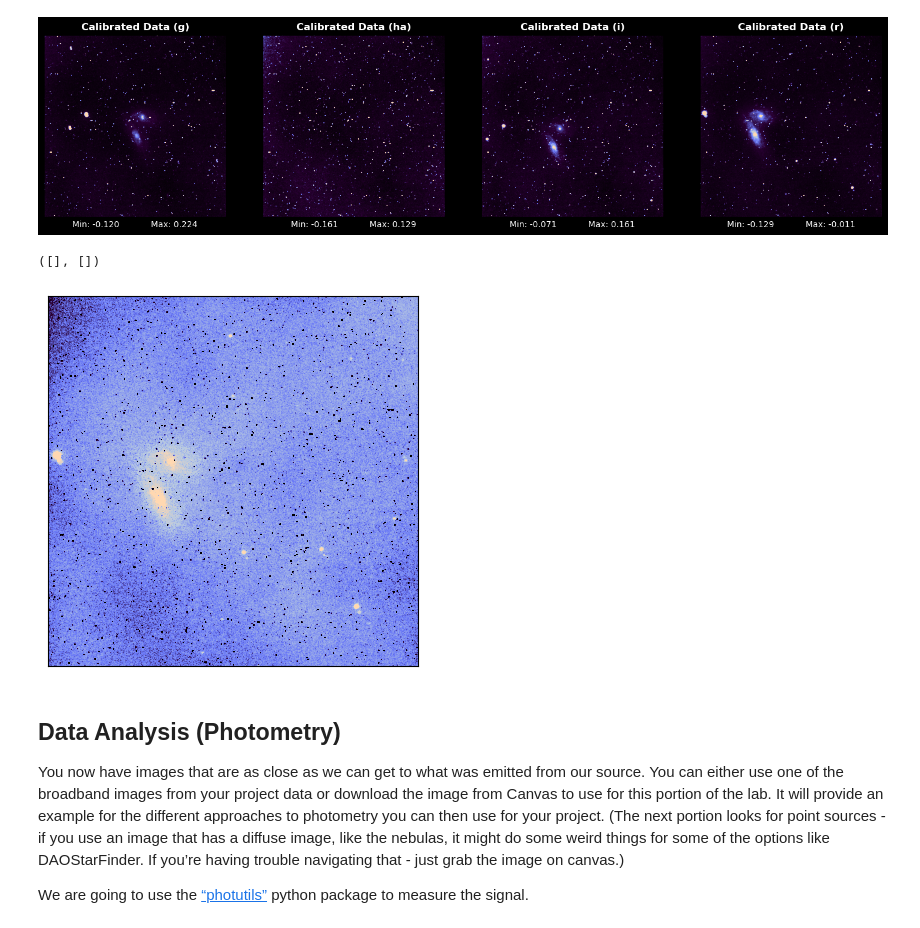
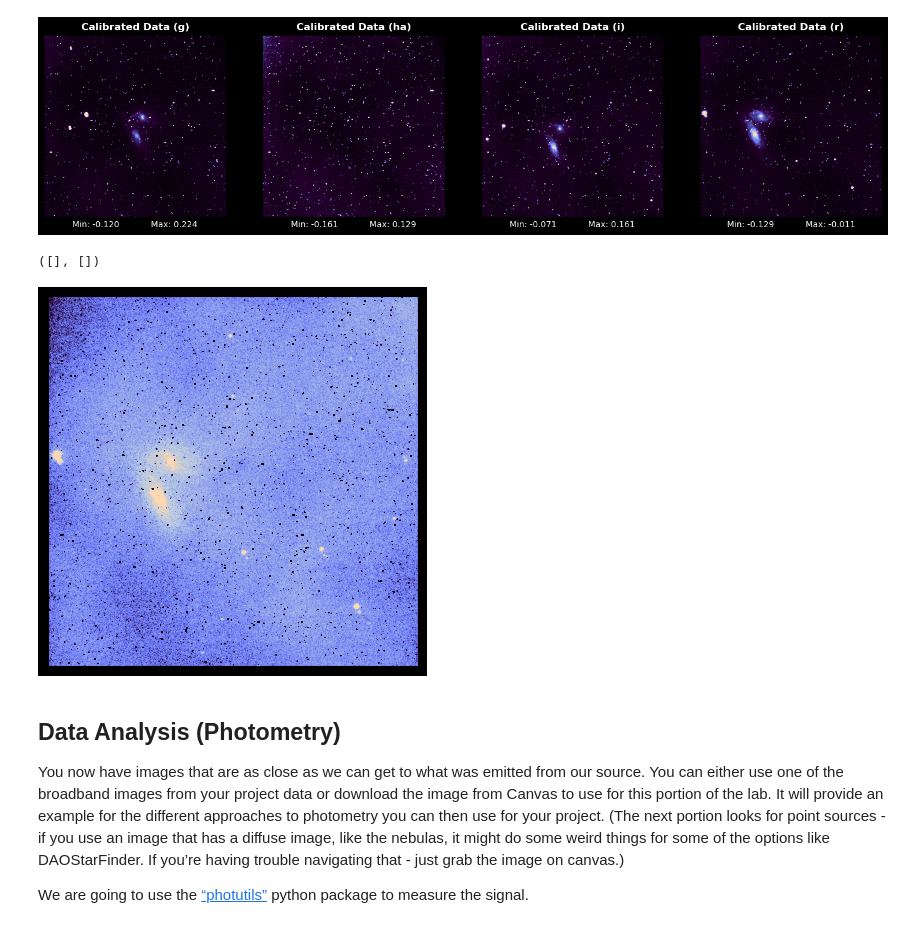
Before and after one commit to emmabacarra/Astr-480, a Jupyter notebook: Lab 4 - Data Reduction & Photometry/lab4.ipynb, the cells around one changed output. Cells and saved outputs as stored; diff of their text form; code cells hidden in the pictures.

```diff
--- a/Lab 4 - Data Reduction & Photometry/lab4.ipynb
+++ b/Lab 4 - Data Reduction & Photometry/lab4.ipynb
@@ -266,16 +278,17 @@ ngc_r_calbr = fits.open('../../Interacting Galaxies Project/NGC 4567/calibrated_
 # %%
 # checking for star formation rates (our project)
+plt.figure(facecolor='black')
 sfr = ngc_r_calbr - ngc_ha_calbr
 # fits.writeto(f'../../Interacting Galaxies Project/NGC 4567/sfr.fits', sfr, overwrite=True)
 
 vmin, vmax = np.percentile(sfr, [1, 99.75])
 vnorm = vis.ImageNormalize(sfr, vmin=vmin, vmax=vmax, interval=vis.ZScaleInterval(), stretch=vis.LinearStretch())
 plt.imshow(sfr, cmap=custom, norm=vnorm, interpolation='hermite')
 plt.xticks([])
 plt.yticks([])
 # %% [output]
 ([], [])
-[figure, old version]
+[figure, new version]
 # %% [markdown]
 ## <b>Data Analysis (Photometry)</b>
 
```
Also changed, not shown: parts of 9 cells of this notebook.
